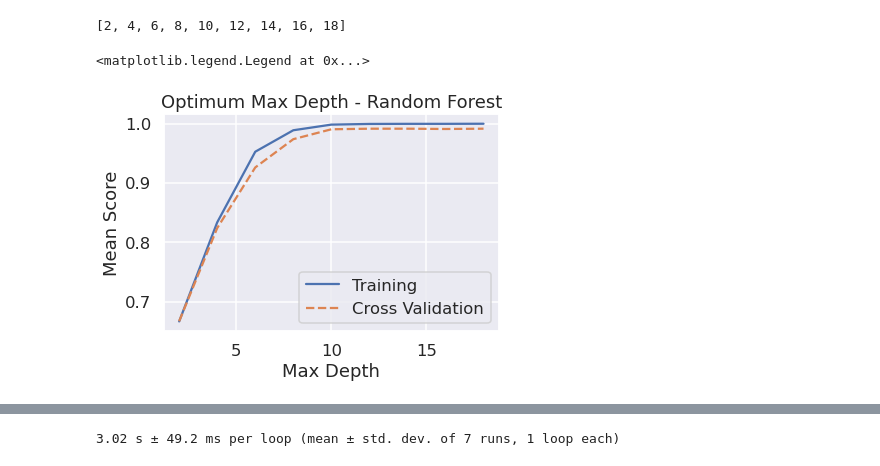
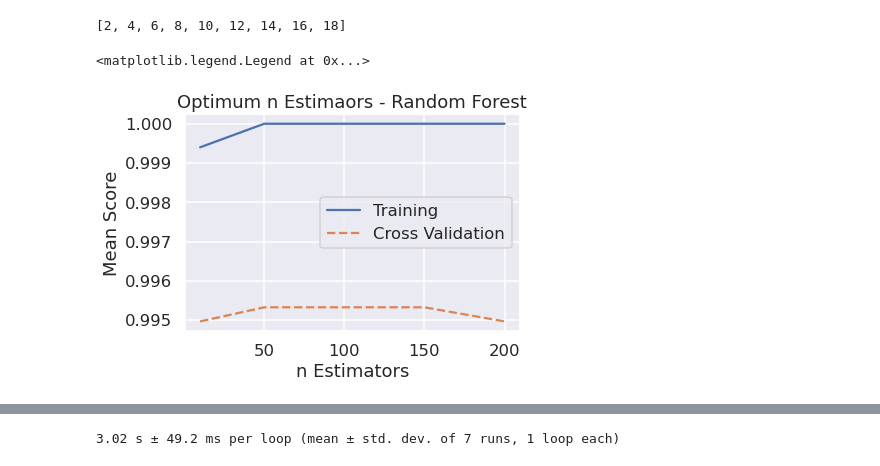
Before and after one commit to mackwn/gas-sensor-analytics-demo, a Jupyter notebook: notebooks/explore_model_building_classification.ipynb, the cells around one changed output, grey strips where cells are left out. Saved outputs shown, nothing was run; the diff lists cells and outputs as text; code cells hidden in the pictures.

```diff
--- a/notebooks/explore_model_building_classification.ipynb
+++ b/notebooks/explore_model_building_classification.ipynb
@@ -43,9 +43,8 @@ cv_df = pd.read_pickle('data/processed/cv_data.pkl')
 data_cv = cv_df.values
 batch_id_cv = data_cv[:,0]
 y_cv = data_cv[:,1]
-X_cv = scaler.transform(data_cv[:,3:])
-X_cv_pca = pca.transform(X_cv)
-#cols = df.columns.values
+X_cv_raw = data_cv[:,3:]
+X_cv = pl_clf.transform(X_cv_raw)
 # %% [markdown]
 # Models without Reduction
 # %% [markdown]
@@ -110,7 +109,7 @@ clf =  LogisticRegression(random_state=0, max_iter=5000, C=125)
 # %% [markdown]
 ## Support Vector Classification
 # %%
-clf = SVC(C=500)
+clf_svc = SVC(C=50)
 # %%
-clf.fit(X,y)
+clf_svc.fit(X,y)
 # %% [output]
@@ -192,25 +191,25 @@ list(range(2,20,2))
 # %% [output]
 [2, 4, 6, 8, 10, 12, 14, 16, 18]
 # %%
-depth_arr_rf = list(range(2,20,2))
+n_arr_rf = [10,50,100,150,200]
 score_arr_rf = []
 score_arr_rf_cv = []
-for depth in depth_arr_rf:
-    clf = RandomForestClassifier(max_depth=depth, random_state=0)
+for n in n_arr_rf:
+    clf = RandomForestClassifier(max_depth=20, random_state=0, n_estimators=n)
     clf = clf.fit(X, y)
     score_arr_rf.append(clf.score(X,y))
     score_arr_rf_cv.append(clf.score(X_cv,y_cv))
 # %%
 fig, ax = plt.subplots()
-ax.plot(depth_arr_rf,score_arr_rf, label='Training')
-ax.plot(depth_arr_rf,score_arr_rf_cv, '--',label='Cross Validation')
-ax.set_xlabel('Max Depth')
+ax.plot(n_arr_rf,score_arr_rf, label='Training')
+ax.plot(n_arr_rf,score_arr_rf_cv, '--',label='Cross Validation')
+ax.set_xlabel('n Estimators')
 ax.set_ylabel('Mean Score')
-ax.set_title('Optimum Max Depth - Random Forest')
+ax.set_title('Optimum n Estimaors - Random Forest')
 ax.legend()
 # %% [output]
 <matplotlib.legend.Legend at 0x...>
-[figure, old version]
+[figure, new version]
 # %%
 n_arr_rf = list(range(50,250,25)) + list(range(250,len(X),500))
 score_arr_learn_rf = []
```
Also changed, not shown: parts of 31 cells of this notebook.
